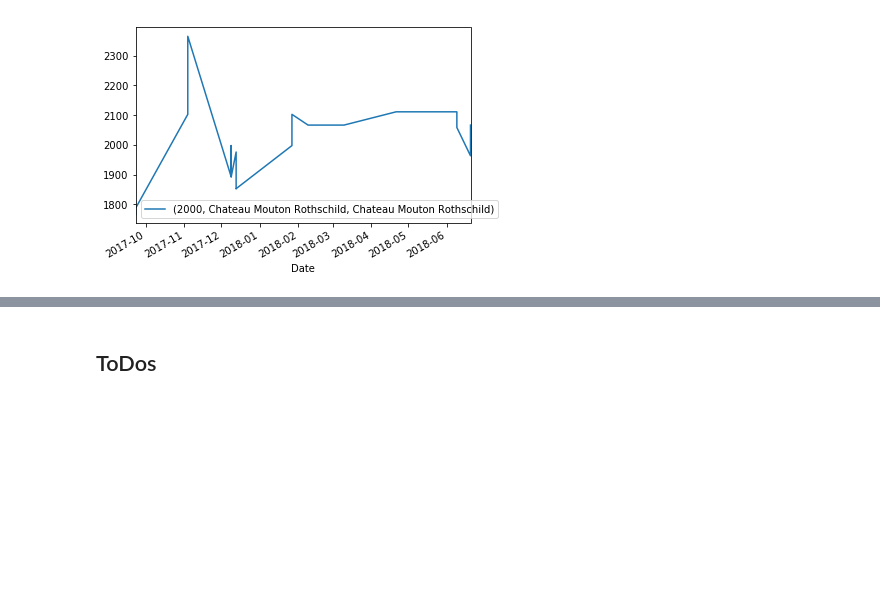
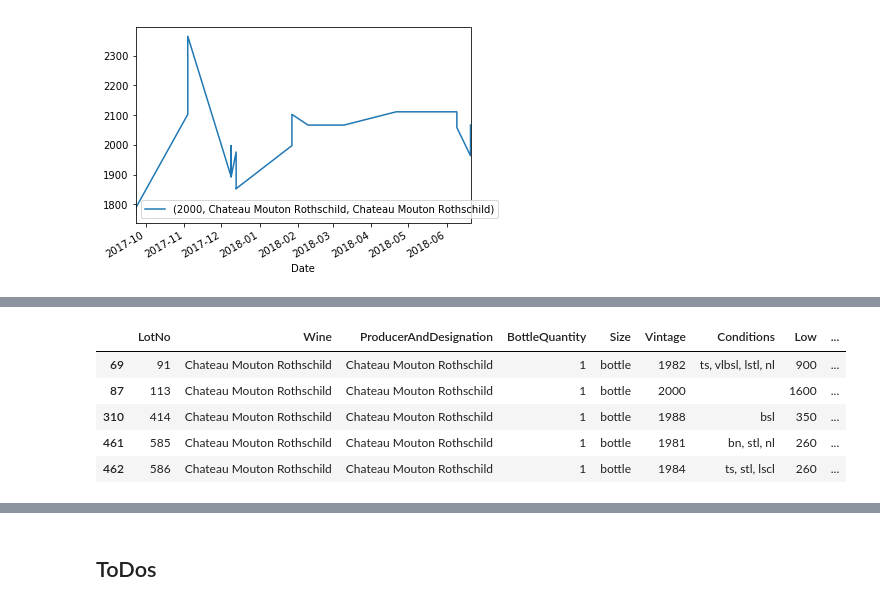
Before and after one commit to chenerick/wine_auction, a Jupyter notebook: Acker_Merrall_Condit_Exploration.ipynb, the cells around one changed output, grey strips where cells are left out. Drawn from its saved outputs; the diff is of its cells as text; code cells hidden in the pictures; blank space fills up the shorter version.

```diff
--- a/Acker_Merrall_Condit_Exploration.ipynb
+++ b/Acker_Merrall_Condit_Exploration.ipynb
@@ -249,0 +253,6 @@ for unique_bottle_key, single_bottle_timeseries in high_count_bottles_in_scope.g
+# %%
+# Read in the Spreadsheet
+current_auction_filename = 'Online Auction_1Jan19_2674 Lots.xls'
+raw_current_auction = pd.read_excel(current_auction_filename,na_filter=False)
+# Manually map to the same schema
+# Join against the grouped bottle stats
@@ -249,0 +325,9 @@ for unique_bottle_key, single_bottle_timeseries in high_count_bottles_in_scope.g
+# %%
+current_auction_df[current_auction_df['Wine'].str.contains('Mouton')].head()
+# %% [output]
+|  | LotNo | Wine | ProducerAndDesignation | BottleQuantity | Size | Vintage | Conditions | Low | ... |
+| 69 | 91 | Chateau Mouton Rothschild | Chateau Mouton Rothschild | 1 | bottle | 1982 | ts, vlbsl, lstl, nl | 900 | ... |
+| 87 | 113 | Chateau Mouton Rothschild | Chateau Mouton Rothschild | 1 | bottle | 2000 |  | 1600 | ... |
+| 310 | 414 | Chateau Mouton Rothschild | Chateau Mouton Rothschild | 1 | bottle | 1988 | bsl | 350 | ... |
+| 461 | 585 | Chateau Mouton Rothschild | Chateau Mouton Rothschild | 1 | bottle | 1981 | bn, stl, nl | 260 | ... |
+| 462 | 586 | Chateau Mouton Rothschild | Chateau Mouton Rothschild | 1 | bottle | 1984 | ts, stl, lscl | 260 | ... |
```
Also changed, not shown: parts of 12 cells of this notebook, 3 other files.
